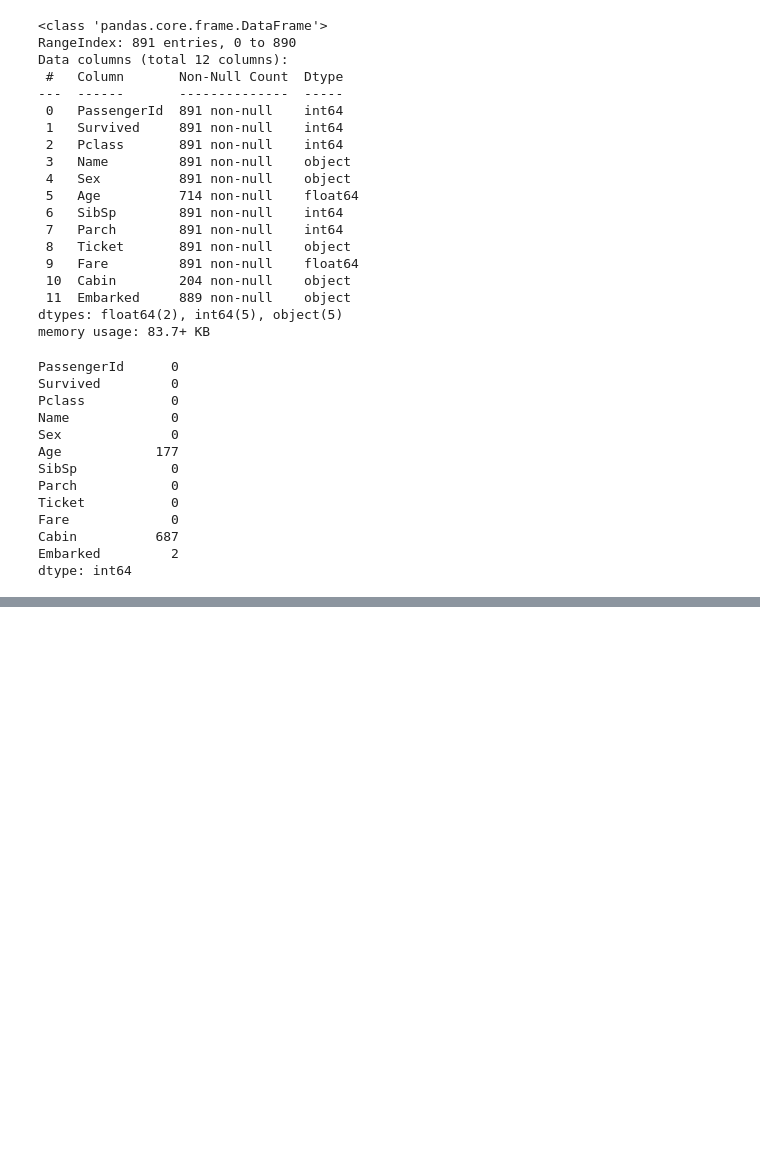
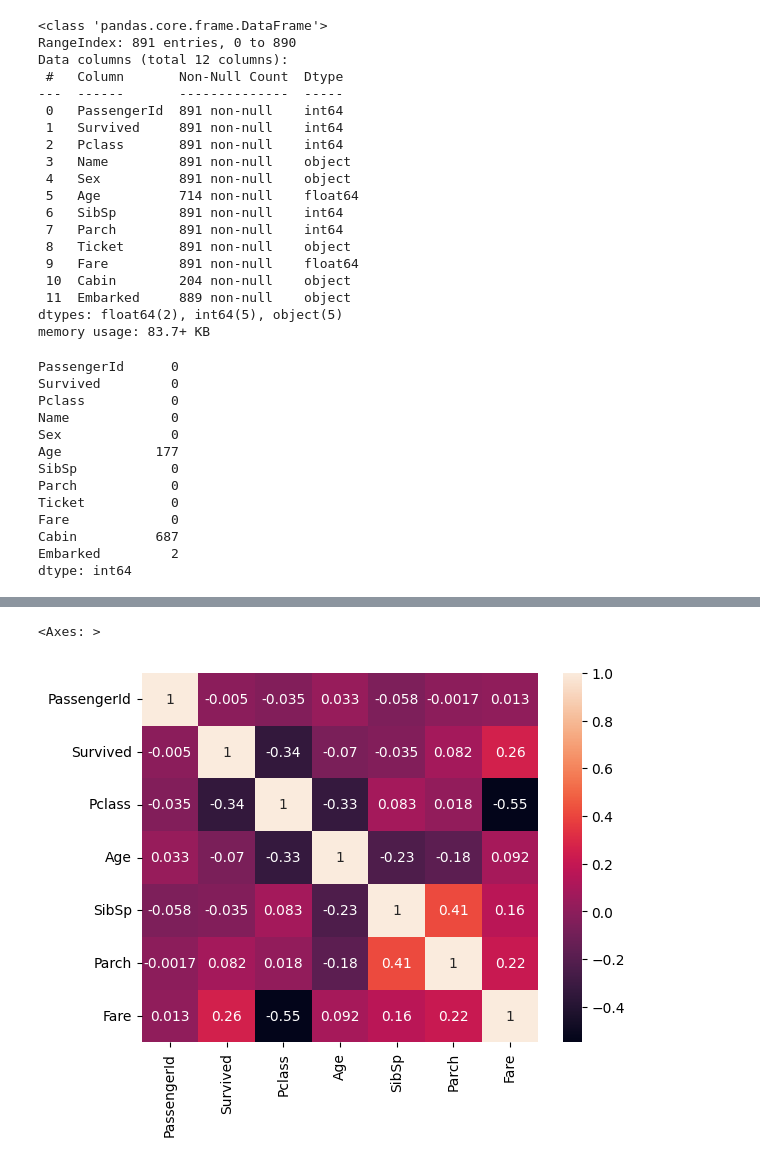
Before and after one commit to talentcoco/IndustryTraining, a Jupyter notebook: Titanic_dataset.ipynb, the cells around one changed output, grey strips where cells are left out. Drawn from its saved outputs; the diff is of its cells as text; code cells hidden in the pictures; blank space fills up the shorter version.

```diff
--- a/Titanic_dataset.ipynb
+++ b/Titanic_dataset.ipynb
@@ -69,0 +113,2 @@ data['Age']=imputer.transform(data[['Age']])
+# %%
+data_2 = data.copy()
@@ -69,0 +135,5 @@ data['Age']=imputer.transform(data[['Age']])
+# %%
+sns.heatmap(data_2.corr(), annot = True)
+# %% [output]
+<Axes: >
+[figure, added]
```
Also changed, not shown: parts of 18 cells of this notebook.
